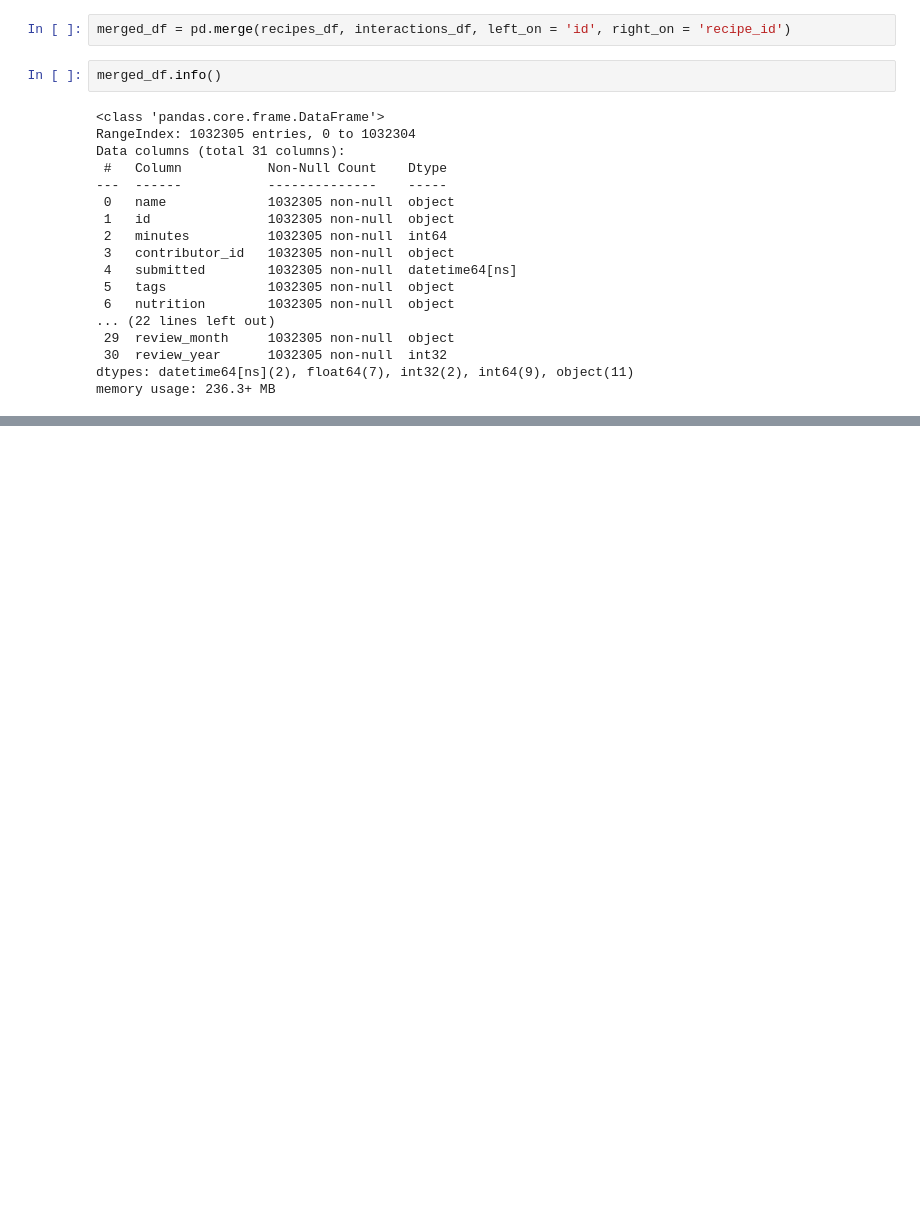
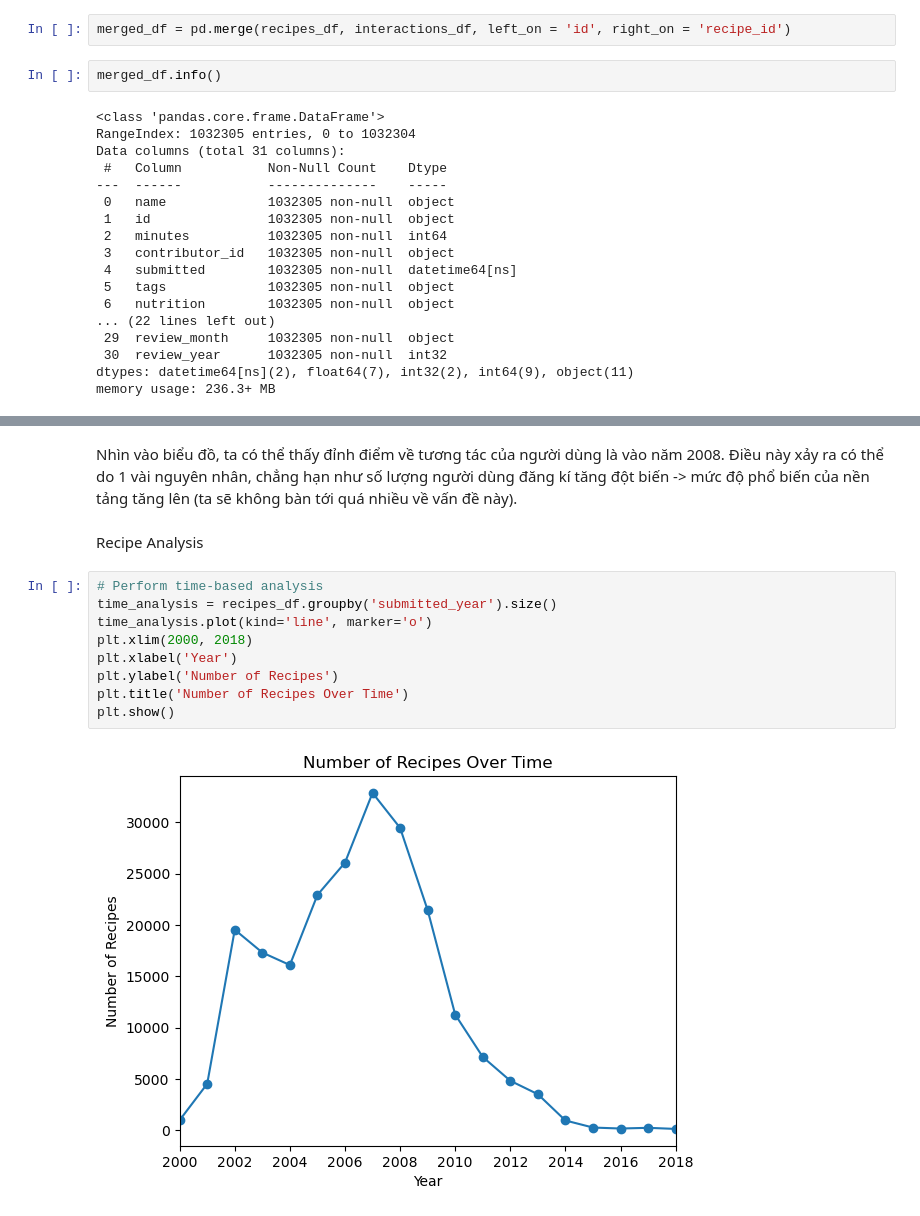
Before and after one commit to HuyGDo/Project_Nhom9_IT3180_20241, a Jupyter notebook: Recommendation System/EDA.ipynb, the cells around one changed output, grey strips where cells are left out. Saved outputs shown, nothing was run; the diff lists cells and outputs as text; blank space fills up the shorter version.

```diff
--- a/Recommendation System/EDA.ipynb
+++ b/Recommendation System/EDA.ipynb
@@ -89,0 +139,15 @@ memory usage: 236.3+ MB
+# %% [markdown]
+Nhìn vào biểu đồ, ta có thể thấy đỉnh điểm về tương tác của người dùng là vào năm 2008. Điều này xảy ra có thể do 1 vài nguyên nhân, chẳng hạn như số lượng người dùng đăng kí tăng đột biến -> mức độ phổ biến của nền tảng tăng lên (ta sẽ không bàn tới quá nhiều về vấn đề này).
+# %% [markdown]
+Recipe Analysis
+# %%
+# Perform time-based analysis
+time_analysis = recipes_df.groupby('submitted_year').size()
+time_analysis.plot(kind='line', marker='o')
+plt.xlim(2000, 2018)
+plt.xlabel('Year')
+plt.ylabel('Number of Recipes')
+plt.title('Number of Recipes Over Time')
+plt.show()
+# %% [output]
+[figure, added]
```
Also changed, not shown: parts of 15 cells of this notebook.
